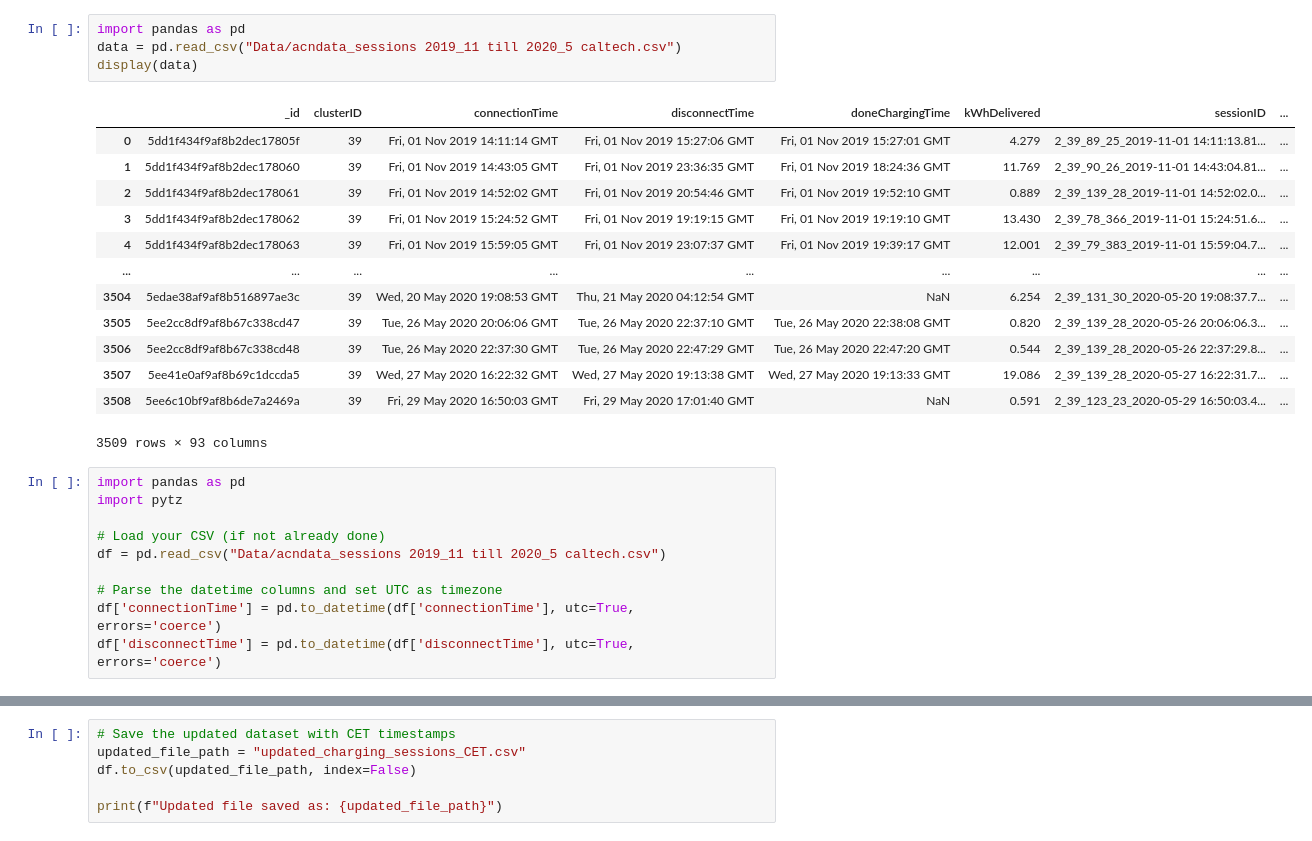
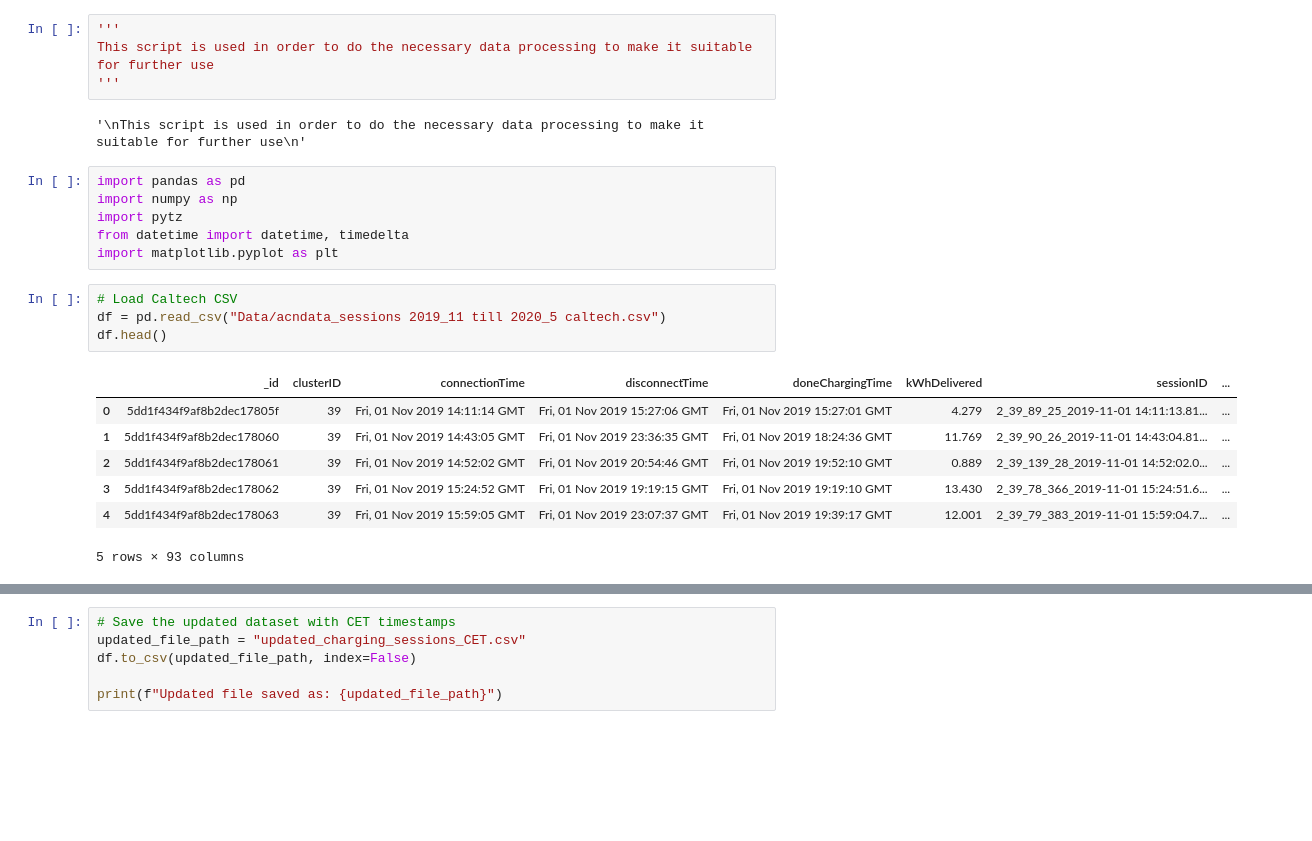
Before and after one commit to ThijsD-02/Machine-Learning-AI-Assignment-ME44312, a Jupyter notebook: Old files/average and max power draw.ipynb, the cells around one changed output, grey strips where cells are left out. Saved outputs shown, nothing was run; the diff lists cells and outputs as text; blank space fills up the shorter version.

```diff
--- a/average and max power draw.ipynb
+++ b/Old files/average and max power draw.ipynb
@@ -1,29 +1,25 @@
+# %%
+'''
+This script is used in order to do the necessary data processing to make it suitable for further use
+'''
+# %% [output]
+'\nThis script is used in order to do the necessary data processing to make it suitable for further use\n'
+# %%
+import pandas as pd
+import numpy as np
+import pytz
+from datetime import datetime, timedelta
+import matplotlib.pyplot as plt
 # %%
-import pandas as pd
-data = pd.read_csv("Data/acndata_sessions 2019_11 till 2020_5 caltech.csv")
-display(data)
+# Load Caltech CSV
+df = pd.read_csv("Data/acndata_sessions 2019_11 till 2020_5 caltech.csv")
+df.head()
 # %% [output]
 |  | _id | clusterID | connectionTime | disconnectTime | doneChargingTime | kWhDelivered | sessionID | ... |
 | 0 | 5dd1f434f9af8b2dec17805f | 39 | Fri, 01 Nov 2019 14:11:14 GMT | Fri, 01 Nov 2019 15:27:06 GMT | Fri, 01 Nov 2019 15:27:01 GMT | 4.279 | 2_39_89_25_2019-11-01 14:11:13.81... | ... |
 | 1 | 5dd1f434f9af8b2dec178060 | 39 | Fri, 01 Nov 2019 14:43:05 GMT | Fri, 01 Nov 2019 23:36:35 GMT | Fri, 01 Nov 2019 18:24:36 GMT | 11.769 | 2_39_90_26_2019-11-01 14:43:04.81... | ... |
 | 2 | 5dd1f434f9af8b2dec178061 | 39 | Fri, 01 Nov 2019 14:52:02 GMT | Fri, 01 Nov 2019 20:54:46 GMT | Fri, 01 Nov 2019 19:52:10 GMT | 0.889 | 2_39_139_28_2019-11-01 14:52:02.0... | ... |
 | 3 | 5dd1f434f9af8b2dec178062 | 39 | Fri, 01 Nov 2019 15:24:52 GMT | Fri, 01 Nov 2019 19:19:15 GMT | Fri, 01 Nov 2019 19:19:10 GMT | 13.430 | 2_39_78_366_2019-11-01 15:24:51.6... | ... |
 | 4 | 5dd1f434f9af8b2dec178063 | 39 | Fri, 01 Nov 2019 15:59:05 GMT | Fri, 01 Nov 2019 23:07:37 GMT | Fri, 01 Nov 2019 19:39:17 GMT | 12.001 | 2_39_79_383_2019-11-01 15:59:04.7... | ... |
-| ... | ... | ... | ... | ... | ... | ... | ... | ... |
-| 3504 | 5edae38af9af8b516897ae3c | 39 | Wed, 20 May 2020 19:08:53 GMT | Thu, 21 May 2020 04:12:54 GMT | NaN | 6.254 | 2_39_131_30_2020-05-20 19:08:37.7... | ... |
-| 3505 | 5ee2cc8df9af8b67c338cd47 | 39 | Tue, 26 May 2020 20:06:06 GMT | Tue, 26 May 2020 22:37:10 GMT | Tue, 26 May 2020 22:38:08 GMT | 0.820 | 2_39_139_28_2020-05-26 20:06:06.3... | ... |
-| 3506 | 5ee2cc8df9af8b67c338cd48 | 39 | Tue, 26 May 2020 22:37:30 GMT | Tue, 26 May 2020 22:47:29 GMT | Tue, 26 May 2020 22:47:20 GMT | 0.544 | 2_39_139_28_2020-05-26 22:37:29.8... | ... |
-| 3507 | 5ee41e0af9af8b69c1dccda5 | 39 | Wed, 27 May 2020 16:22:32 GMT | Wed, 27 May 2020 19:13:38 GMT | Wed, 27 May 2020 19:13:33 GMT | 19.086 | 2_39_139_28_2020-05-27 16:22:31.7... | ... |
-| 3508 | 5ee6c10bf9af8b6de7a2469a | 39 | Fri, 29 May 2020 16:50:03 GMT | Fri, 29 May 2020 17:01:40 GMT | NaN | 0.591 | 2_39_123_23_2020-05-29 16:50:03.4... | ... |
-3509 rows × 93 columns
+5 rows × 93 columns
-# %%
-import pandas as pd
-import pytz
-
-# Load your CSV (if not already done)
-df = pd.read_csv("Data/acndata_sessions 2019_11 till 2020_5 caltech.csv")
-
-# Parse the datetime columns and set UTC as timezone
-df['connectionTime'] = pd.to_datetime(df['connectionTime'], utc=True, errors='coerce')
-df['disconnectTime'] = pd.to_datetime(df['disconnectTime'], utc=True, errors='coerce')
 # %%
```
Also changed, not shown: parts of 14 cells of this notebook, 20 other files.
